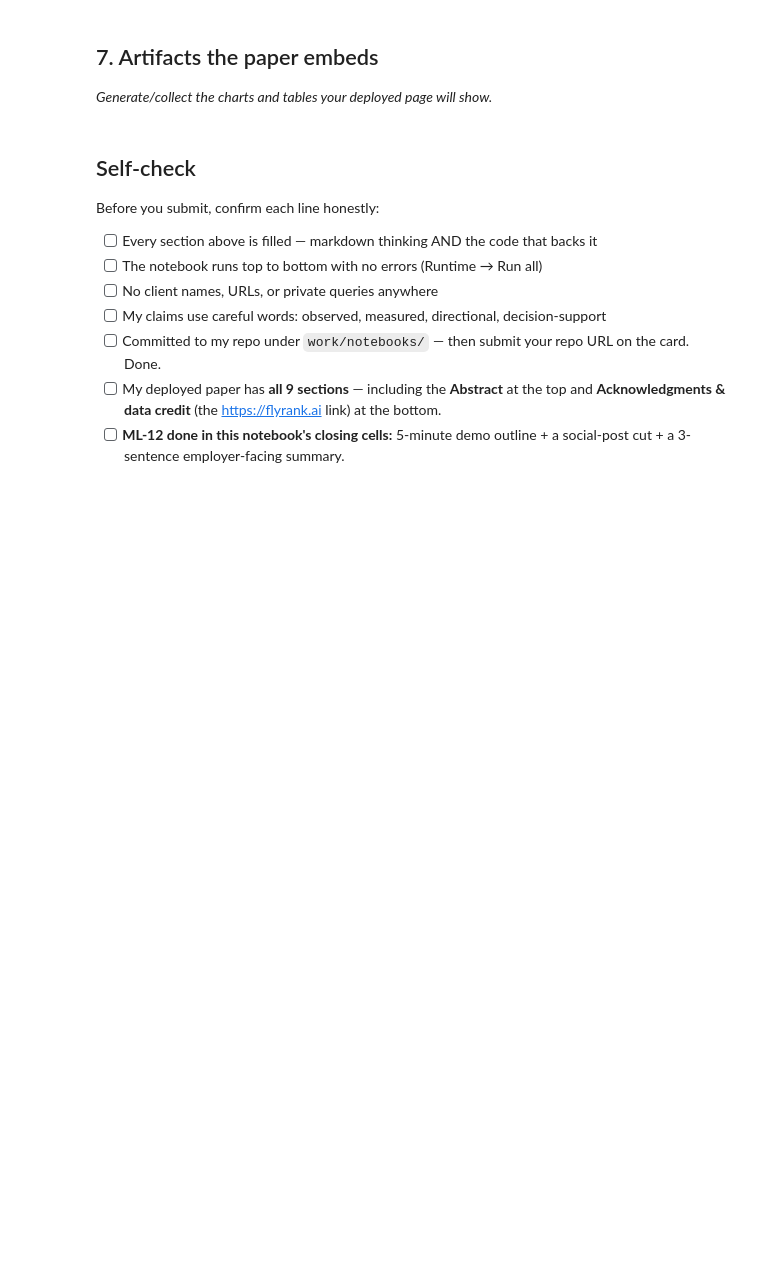
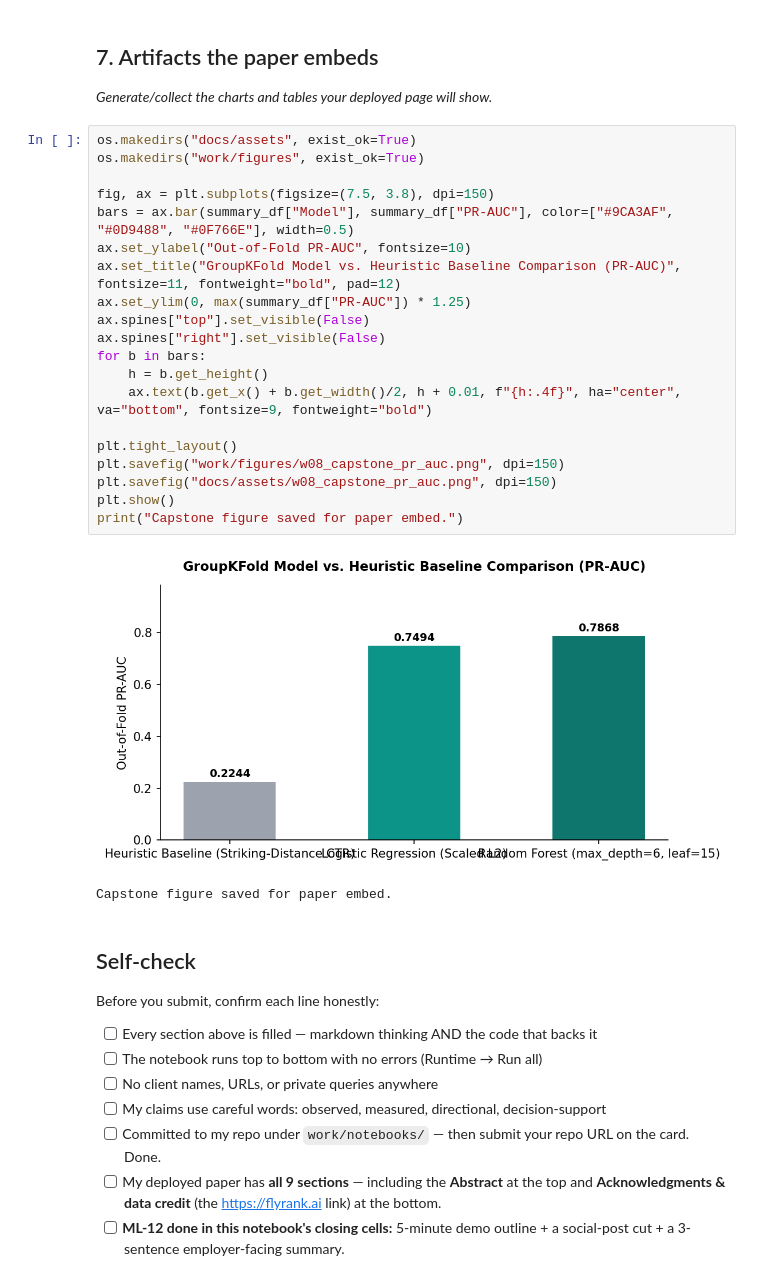
Before and after one commit to ashu141d/flyrank-ml-internship, a Jupyter notebook: work/notebooks/capstone.ipynb, the cells around one changed output. Cells and saved outputs as stored; diff of their text form; blank space fills up the shorter version.

```diff
--- a/work/notebooks/capstone.ipynb
+++ b/work/notebooks/capstone.ipynb
@@ -34,6 +172,29 @@ This skeleton is yours to fill. Work the sections **in order** — each one has
 ## 7. Artifacts the paper embeds
 
 *Generate/collect the charts and tables your deployed page will show.*
+# %%
+os.makedirs("docs/assets", exist_ok=True)
+os.makedirs("work/figures", exist_ok=True)
+
+fig, ax = plt.subplots(figsize=(7.5, 3.8), dpi=150)
+bars = ax.bar(summary_df["Model"], summary_df["PR-AUC"], color=["#9CA3AF", "#0D9488", "#0F766E"], width=0.5)
+ax.set_ylabel("Out-of-Fold PR-AUC", fontsize=10)
+ax.set_title("GroupKFold Model vs. Heuristic Baseline Comparison (PR-AUC)", fontsize=11, fontweight="bold", pad=12)
+ax.set_ylim(0, max(summary_df["PR-AUC"]) * 1.25)
+ax.spines["top"].set_visible(False)
+ax.spines["right"].set_visible(False)
+for b in bars:
+    h = b.get_height()
+    ax.text(b.get_x() + b.get_width()/2, h + 0.01, f"{h:.4f}", ha="center", va="bottom", fontsize=9, fontweight="bold")
+
+plt.tight_layout()
+plt.savefig("work/figures/w08_capstone_pr_auc.png", dpi=150)
+plt.savefig("docs/assets/w08_capstone_pr_auc.png", dpi=150)
+plt.show()
+print("Capstone figure saved for paper embed.")
+# %% [output]
+[figure, added]
+Capstone figure saved for paper embed.
 # %% [markdown]
 ## Self-check
 
```
Also changed, not shown: parts of 3 cells of this notebook.
